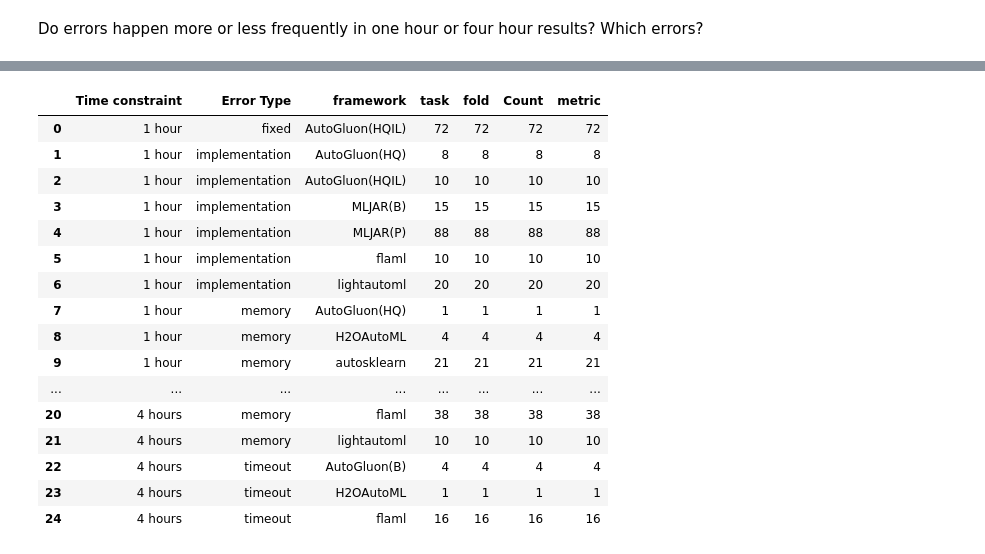
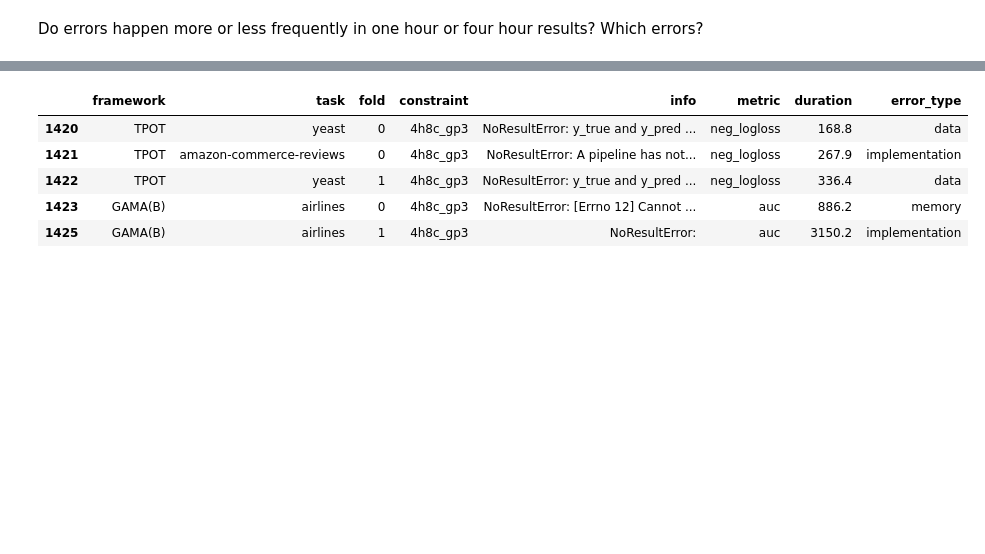
Before and after one commit to PGijsbers/amlb-results, a Jupyter notebook: notebooks/error_visualization.ipynb, the cells around one changed output, grey strips where cells are left out. Cells and saved outputs as stored; diff of their text form; code cells hidden in the pictures; blank space fills up the shorter version.

```diff
--- a/notebooks/error_visualization.ipynb
+++ b/notebooks/error_visualization.ipynb
@@ -319,20 +305,9 @@ with PdfPages(FIGURE_DIRECTORY / f"errors-by-constraint.pdf") as f:
-# %%
-errors_by_type_and_constraint
-# %% [output]
-|  | Time constraint | Error Type | framework | task | fold | Count | metric |
-| 0 | 1 hour | fixed | AutoGluon(HQIL) | 72 | 72 | 72 | 72 |
-| 1 | 1 hour | implementation | AutoGluon(HQ) | 8 | 8 | 8 | 8 |
-| 2 | 1 hour | implementation | AutoGluon(HQIL) | 10 | 10 | 10 | 10 |
-| 3 | 1 hour | implementation | MLJAR(B) | 15 | 15 | 15 | 15 |
-| 4 | 1 hour | implementation | MLJAR(P) | 88 | 88 | 88 | 88 |
-| 5 | 1 hour | implementation | flaml | 10 | 10 | 10 | 10 |
-| 6 | 1 hour | implementation | lightautoml | 20 | 20 | 20 | 20 |
-| 7 | 1 hour | memory | AutoGluon(HQ) | 1 | 1 | 1 | 1 |
-| 8 | 1 hour | memory | H2OAutoML | 4 | 4 | 4 | 4 |
-| 9 | 1 hour | memory | autosklearn | 21 | 21 | 21 | 21 |
-| ... | ... | ... | ... | ... | ... | ... | ... |
-| 20 | 4 hours | memory | flaml | 38 | 38 | 38 | 38 |
-| 21 | 4 hours | memory | lightautoml | 10 | 10 | 10 | 10 |
-| 22 | 4 hours | timeout | AutoGluon(B) | 4 | 4 | 4 | 4 |
-| 23 | 4 hours | timeout | H2OAutoML | 1 | 1 | 1 | 1 |
-| 24 | 4 hours | timeout | flaml | 16 | 16 | 16 | 16 |
+# %%
+with_errors.head()
+# %% [output]
+|  | framework | task | fold | constraint | info | metric | duration | error_type |
+| 1420 | TPOT | yeast | 0 | 4h8c_gp3 | NoResultError: y_true and y_pred ... | neg_logloss | 168.8 | data |
+| 1421 | TPOT | amazon-commerce-reviews | 0 | 4h8c_gp3 | NoResultError: A pipeline has not... | neg_logloss | 267.9 | implementation |
+| 1422 | TPOT | yeast | 1 | 4h8c_gp3 | NoResultError: y_true and y_pred ... | neg_logloss | 336.4 | data |
+| 1423 | GAMA(B) | airlines | 0 | 4h8c_gp3 | NoResultError: [Errno 12] Cannot ... | auc | 886.2 | memory |
+| 1425 | GAMA(B) | airlines | 1 | 4h8c_gp3 | NoResultError: | auc | 3150.2 | implementation |
```
Also changed, not shown: parts of 7 cells of this notebook.
